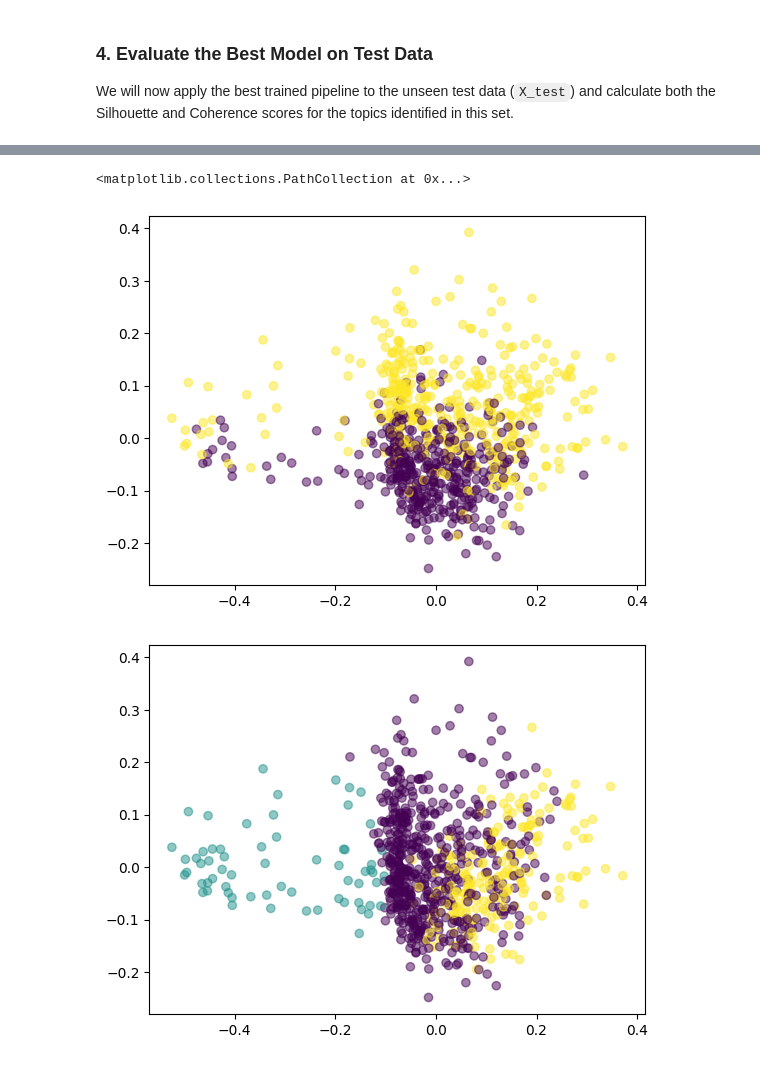
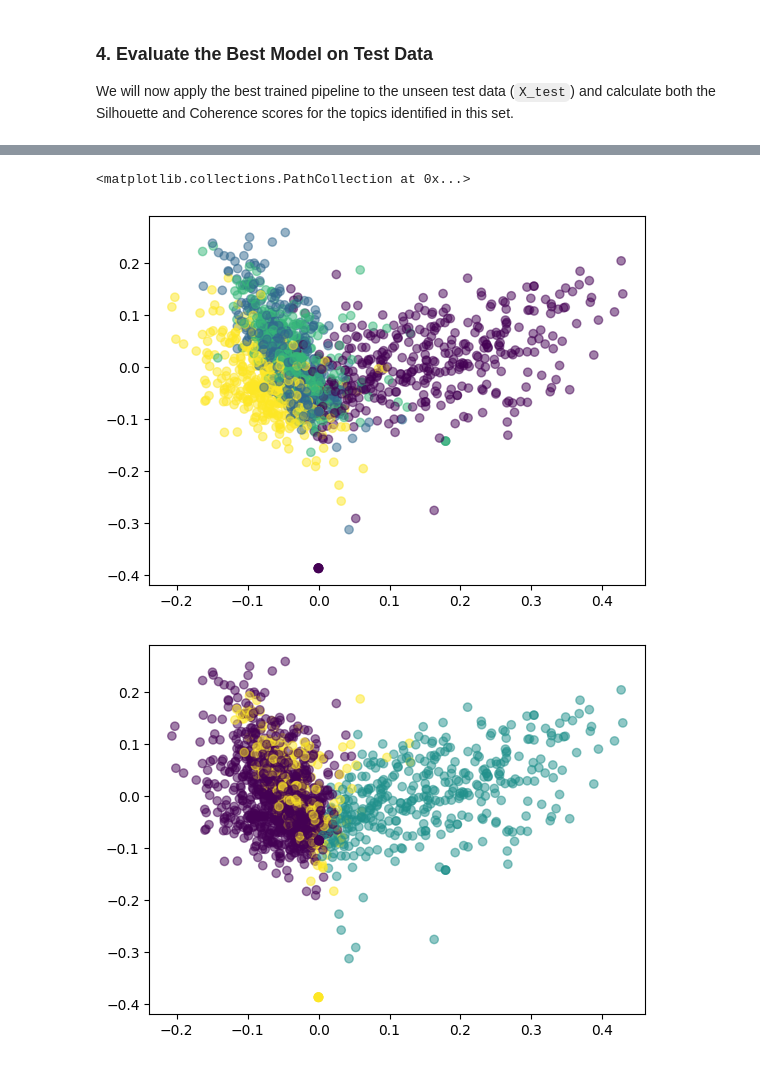
Before and after one commit to tciodaro/GRLCDDR1C1-N2-L2-PB, a Jupyter notebook: topicos.ipynb, the cells around one changed output, grey strips where cells are left out. Cells and saved outputs as stored; diff of their text form; code cells hidden in the pictures.

```diff
--- a/topicos.ipynb
+++ b/topicos.ipynb
@@ -295,7 +282,7 @@ from nltk.tokenize import word_tokenize
 print("Gensim and NLTK are ready.")
 
 # Extract the best NMF model and TF-IDF vectorizer from the best_pipeline
-best_tfidf = best_pipeline.named_steps['tfidf']
+best_tfidf = best_pipeline.named_steps['vectorizer']
 best_nmf = best_pipeline.named_steps['nmf']
 
 feature_names = best_tfidf.get_feature_names_out()
@@ -459,5 +452,5 @@ weighted avg       0.51      0.48      0.38       200
 # %%
-def nmf_coherence_scorer_u_mass(estimator, X, y=None):
+def coherence_scorer_u_mass(estimator, X, y=None):
     """
     Custom scorer for GridSearchCV to calculate the Coherence Score (u_mass)
     based on NMF topics.
@@ -466,17 +459,17 @@ def nmf_coherence_scorer_u_mass(estimator, X, y=None):
     values are better, so we return the raw u_mass score.
     """
     # 1. Get the NMF model and its components (topic-word distribution)
-    nmf_model = estimator.named_steps['nmf']
-    best_tfidf = estimator.named_steps['tfidf']
+    model = estimator.named_steps['model']
+    best_vectorizer = estimator.named_steps['vectorizer']
 
-    feature_names = best_tfidf.get_feature_names_out()
+    feature_names = best_vectorizer.get_feature_names_out()
 
     # Number of top words to consider for topic representation
     no_top_words = 10 # This matches the previous usage for gensim_topics
 
     # Get gensim_topics from the NMF model components
     gensim_topics_local = []
-    for topic_idx, topic in enumerate(nmf_model.components_):
+    for topic_idx, topic in enumerate(model.components_):
         top_feature_indices = topic.argsort()[:-no_top_words - 1:-1]
         top_words = [feature_names[i] for i in top_feature_indices]
         gensim_topics_local.append(top_words)
@@ -505,14 +498,15 @@ def nmf_coherence_scorer_u_mass(estimator, X, y=None):
 
 # Create the machine learning pipeline
 pipeline = Pipeline([
-    ('tfidf', TfidfVectorizer(stop_words='english')),
-    ('nmf', NMF(init='nndsvda', max_iter=200, random_state=42))
+    # ('vectorizer', CountVectorizer(stop_words='english')),
+    ('vectorizer', TfidfVectorizer(stop_words='english')),
+    ('model', NMF(init='nndsvda', max_iter=200, random_state=42))
 ])
 
 # Define the parameter grid for GridSearchCV
 param_grid = {
-    'tfidf__max_features': [5000], # Max number of features for TF-IDF
-    'nmf__n_components': [2, 3, 4, 5, 6, 7, 8]       # Number of topics for NMF
+    'vectorizer__max_features': [2000], # Max number of features for TF-IDF
+    'model__n_components': [2, 3, 4, 5, 6, 7, 8]       # Number of topics for NMF
     # 'nmf__n_components': [5]       # Number of topics for NMF
 }
 
@@ -524,7 +518,7 @@ grid_search = GridSearchCV(
     pipeline,
     param_grid,
     cv=5,
-    scoring=nmf_coherence_scorer_u_mass,
+    scoring=coherence_scorer_u_mass,
     refit=True,
     return_train_score=True,
     verbose=2,
@@ -557,9 +551,10 @@ Best pipeline stored in 'best_pipeline'.
 # %%
 # Topicos por documento
 estimator = grid_search.best_estimator_
-X_transformed = estimator.named_steps['tfidf'].transform(X_train)
+X_transformed = estimator.named_steps['vectorizer'].transform(X_train)
+feature_names = estimator.named_steps['vectorizer'].get_feature_names_out()
 # Get the NMF model and transform the data to get document-topic distributions (W)
-nmf_model = estimator.named_steps['nmf']
+nmf_model = estimator.named_steps['model']
 W = nmf_model.transform(X_transformed)
 # Assign each document to its most dominant topic for clustering labels
 y_topic = np.argmax(W, axis=1)
@@ -578,21 +573,21 @@ plt.errorbar(x, y, y_err, fmt='-o')
 # %%
 from sklearn.decomposition import PCA
 
 pca_model = PCA(n_components=10)
-X_train_pca = pca_model.fit_transform(best_pipeline.named_steps['tfidf'].transform(X_train))
+X_train_pca = pca_model.fit_transform(best_pipeline.named_steps['vectorizer'].transform(X_train))
 
 i1, i2 = 0, 3
 
 plt.figure()
 plt.scatter(X_train_pca[:, i1], X_train_pca[:, i2], c=y_train, cmap='viridis', alpha=0.5)
 
 plt.figure()
 
 plt.scatter(X_train_pca[:, i1], X_train_pca[:, i2], c=y_topic, cmap='viridis', alpha=0.5)
 # %% [output]
 <matplotlib.collections.PathCollection at 0x...>
-[figure, old version]
+[figure, new version]
-[figure, old version]
+[figure, new version]
 # %%
 
 
```
Also changed, not shown: parts of 31 cells of this notebook.
